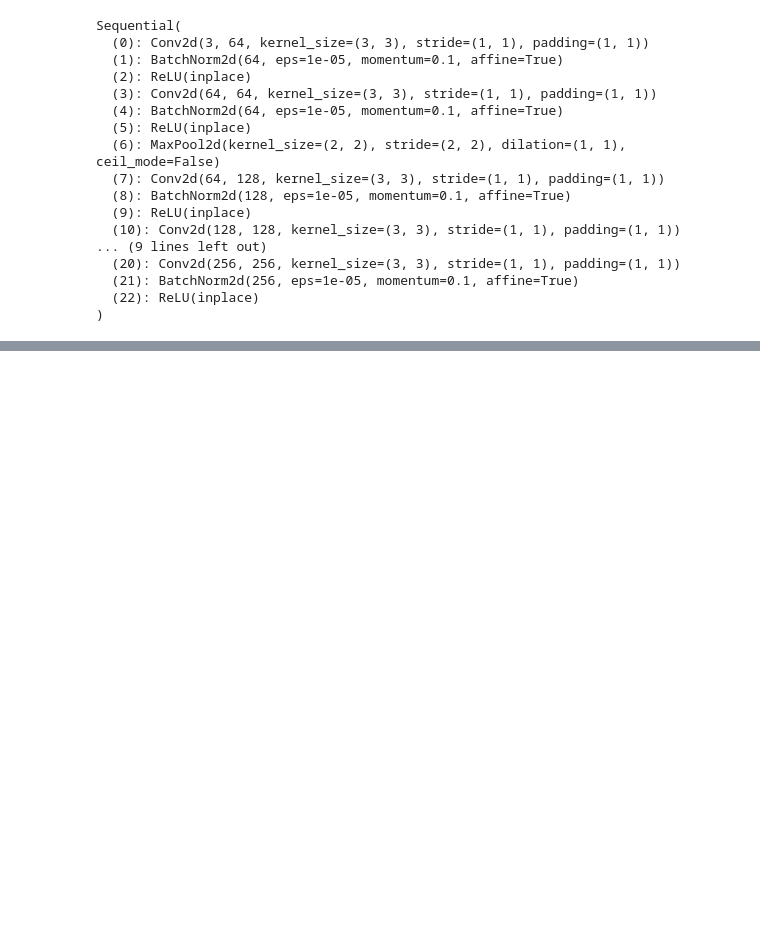
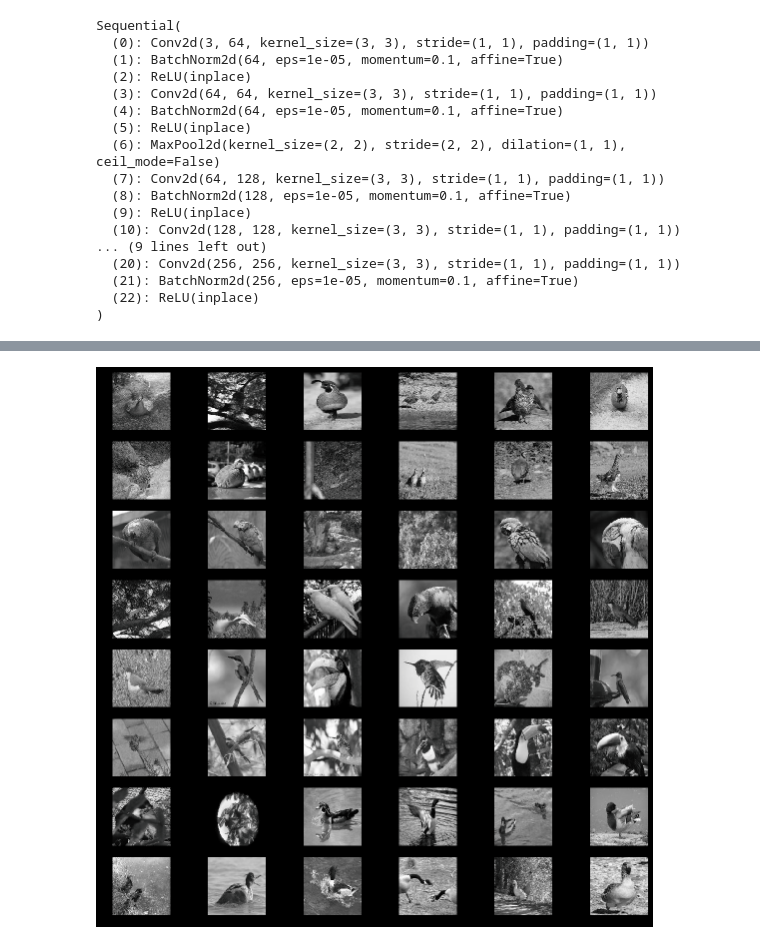
Before and after one commit to jantic/Deep-Learning-Projects, a Jupyter notebook: Jupyter Experiments/1_BlackWhiteToColor/2_Main.ipynb, the cells around one changed output, grey strips where cells are left out. Cells and saved outputs as stored; diff of their text form; code cells hidden in the pictures; blank space fills up the shorter version.

```diff
--- a/Jupyter Experiments/1_BlackWhiteToColor/2_Main.ipynb
+++ b/Jupyter Experiments/1_BlackWhiteToColor/2_Main.ipynb
@@ -260,0 +264,4 @@ show_img(preds,0, normed=True, ax=axes[1])
+# %%
+plot_images_from_dataset(md.val_ds, 200, 48)
+# %% [output]
+[figure, added]
```
Also changed, not shown: parts of 40 cells of this notebook, 2 other files.
